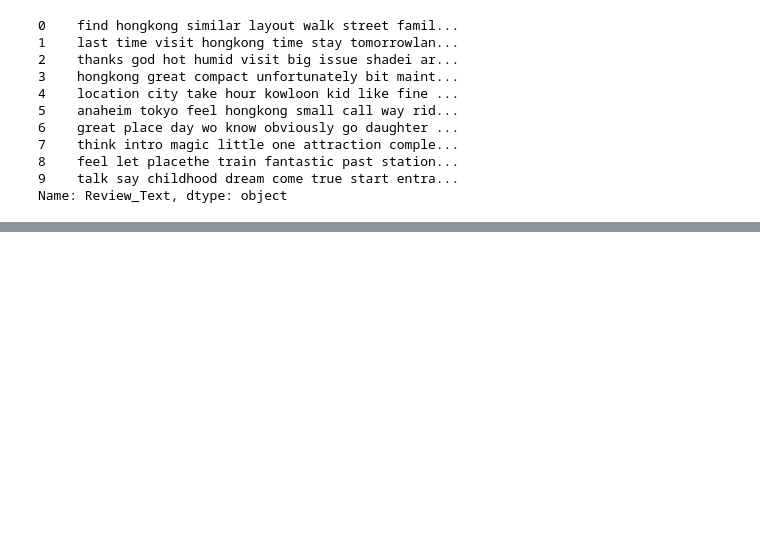
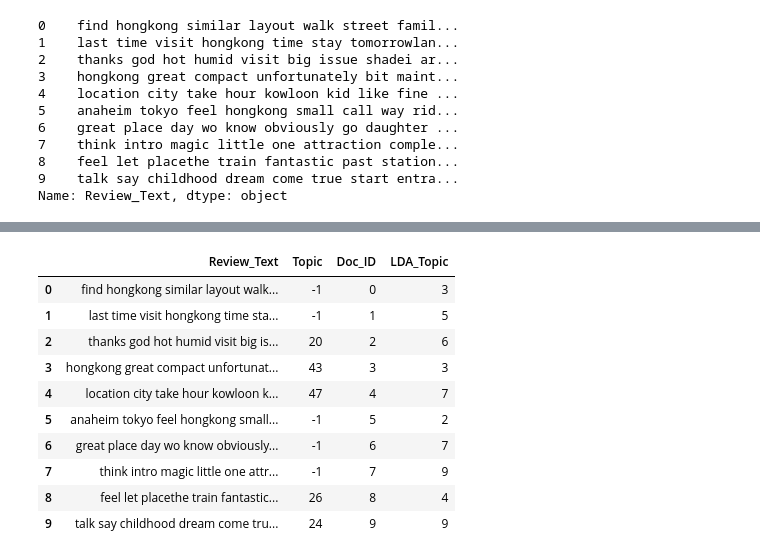
Before and after one commit to aimee0317/topic_modeling_Disney_reviews, a Jupyter notebook: src/NLP_Model.ipynb, the cells around one changed output, grey strips where cells are left out. Cells and saved outputs as stored; diff of their text form; code cells hidden in the pictures; blank space fills up the shorter version.

```diff
--- a/src/NLP_Model.ipynb
+++ b/src/NLP_Model.ipynb
@@ -382,0 +494,4 @@ data = doc.Review_Text.values.tolist()
+# %%
+LDA = LatentDirichletAllocation(n_components=10, random_state=123)
+# %%
+LDA.fit(dtm)
@@ -382,0 +542,18 @@ data = doc.Review_Text.values.tolist()
+# %%
+topic_results = LDA.transform(dtm)
+# %%
+doc['LDA_Topic'] = topic_results.argmax(axis=1)
+# %%
+doc.head(10)
+# %% [output]
+|  | Review_Text | Topic | Doc_ID | LDA_Topic |
+| 0 | find hongkong similar layout walk... | -1 | 0 | 3 |
+| 1 | last time visit hongkong time sta... | -1 | 1 | 5 |
+| 2 | thanks god hot humid visit big is... | 20 | 2 | 6 |
+| 3 | hongkong great compact unfortunat... | 43 | 3 | 3 |
+| 4 | location city take hour kowloon k... | 47 | 4 | 7 |
+| 5 | anaheim tokyo feel hongkong small... | -1 | 5 | 2 |
+| 6 | great place day wo know obviously... | -1 | 6 | 7 |
+| 7 | think intro magic little one attr... | -1 | 7 | 9 |
+| 8 | feel let placethe train fantastic... | 26 | 8 | 4 |
+| 9 | talk say childhood dream come tru... | 24 | 9 | 9 |
```
Also changed, not shown: parts of 45 cells of this notebook, 1 other file.
